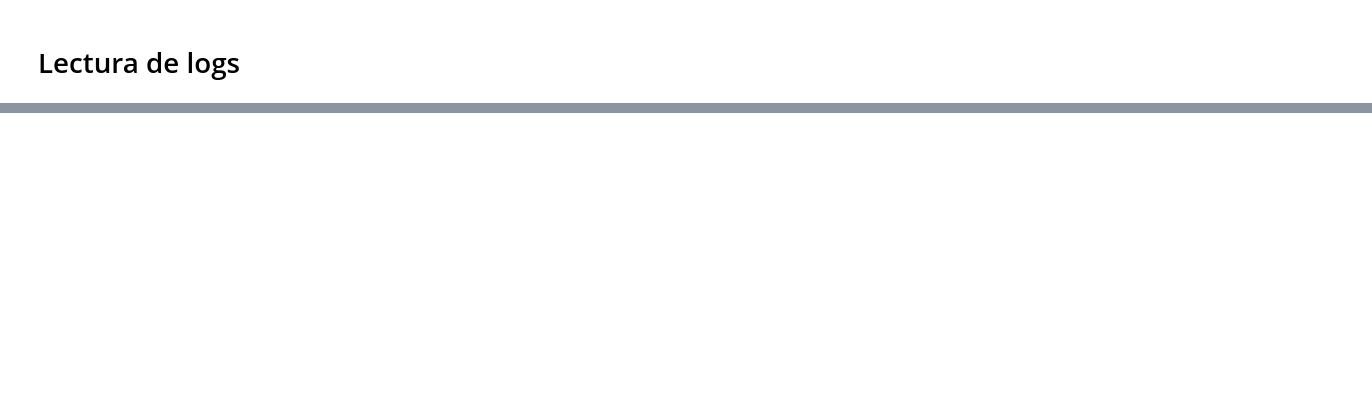
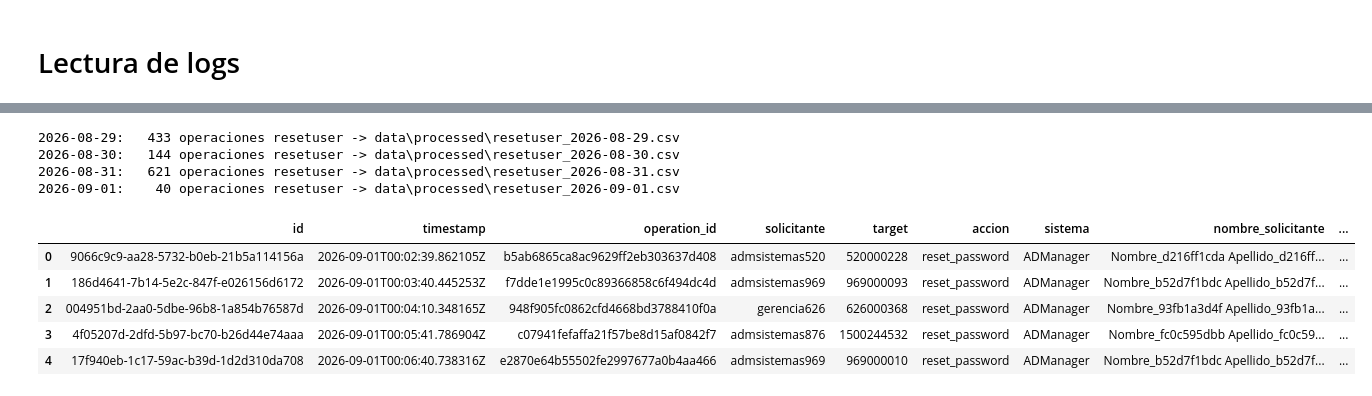
Before and after one commit to Osenday/bot_log_report, a Jupyter notebook: notebooks/main.ipynb, the cells around one changed output, grey strips where cells are left out. Saved outputs shown, nothing was run; the diff lists cells and outputs as text; code cells hidden in the pictures; blank space fills up the shorter version.

```diff
--- a/notebooks/main.ipynb
+++ b/notebooks/main.ipynb
@@ -40,0 +1155,18 @@ mantenibilidad a largo plazo)
+# %%
+# Staging de todas las fechas disponibles
+for _fecha in fechas_disponibles():
+    _df, _destino = escribir_staging(_fecha)
+    print(f"{_fecha}: {len(_df):>5} operaciones resetuser -> {_destino.relative_to(PROJECT_ROOT)}")
+
+parsear_fecha(fechas_disponibles()[-1]).head()
+# %% [output]
+2026-08-29:   433 operaciones resetuser -> data\processed\resetuser_2026-08-29.csv
+2026-08-30:   144 operaciones resetuser -> data\processed\resetuser_2026-08-30.csv
+2026-08-31:   621 operaciones resetuser -> data\processed\resetuser_2026-08-31.csv
+2026-09-01:    40 operaciones resetuser -> data\processed\resetuser_2026-09-01.csv
+|  | id | timestamp | operation_id | solicitante | target | accion | sistema | nombre_solicitante | ... |
+| 0 | 9066c9c9-aa28-5732-b0eb-21b5a114156a | 2026-09-01T00:02:39.862105Z | b5ab6865ca8ac9629ff2eb303637d408 | admsistemas520 | 520000228 | reset_password | ADManager | Nombre_d216ff1cda Apellido_d216ff... | ... |
+| 1 | 186d4641-7b14-5e2c-847f-e026156d6172 | 2026-09-01T00:03:40.445253Z | f7dde1e1995c0c89366858c6f494dc4d | admsistemas969 | 969000093 | reset_password | ADManager | Nombre_b52d7f1bdc Apellido_b52d7f... | ... |
+| 2 | 004951bd-2aa0-5dbe-96b8-1a854b76587d | 2026-09-01T00:04:10.348165Z | 948f905fc0862cfd4668bd3788410f0a | gerencia626 | 626000368 | reset_password | ADManager | Nombre_93fb1a3d4f Apellido_93fb1a... | ... |
+| 3 | 4f05207d-2dfd-5b97-bc70-b26d44e74aaa | 2026-09-01T00:05:41.786904Z | c07941fefaffa21f57be8d15af0842f7 | admsistemas876 | 1500244532 | reset_password | ADManager | Nombre_fc0c595dbb Apellido_fc0c59... | ... |
+| 4 | 17f940eb-1c17-59ac-b39d-1d2d310da708 | 2026-09-01T00:06:40.738316Z | e2870e64b55502fe2997677a0b4aa466 | admsistemas969 | 969000010 | reset_password | ADManager | Nombre_b52d7f1bdc Apellido_b52d7f... | ... |
```
Also changed, not shown: parts of 35 cells of this notebook, 1 other file.
